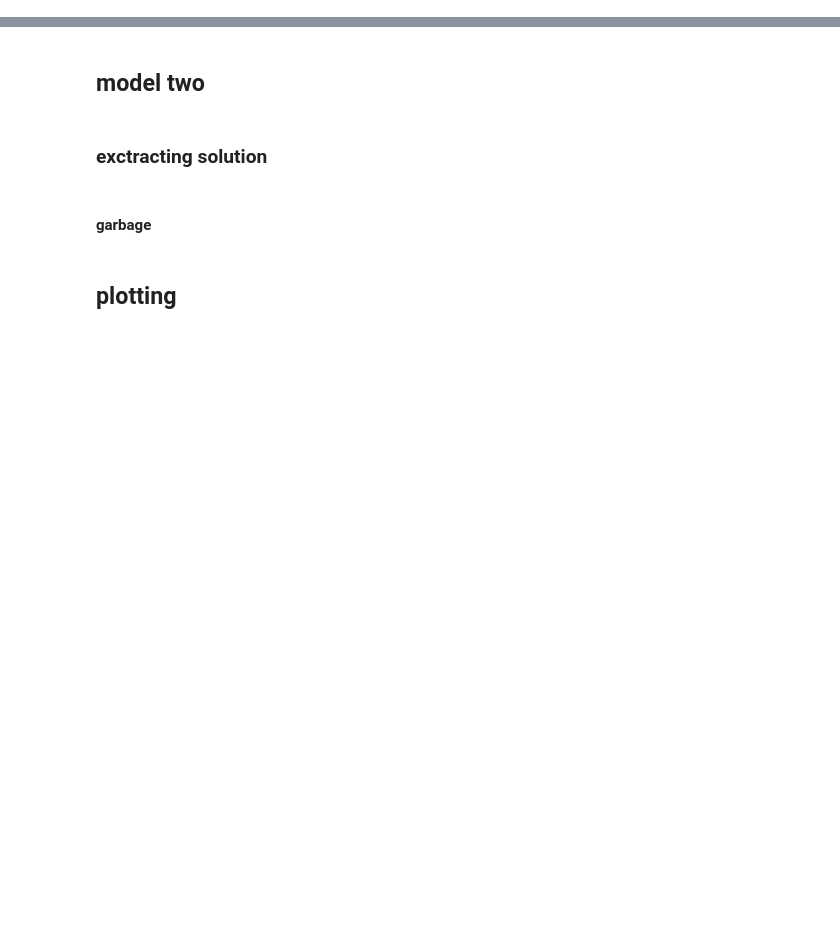
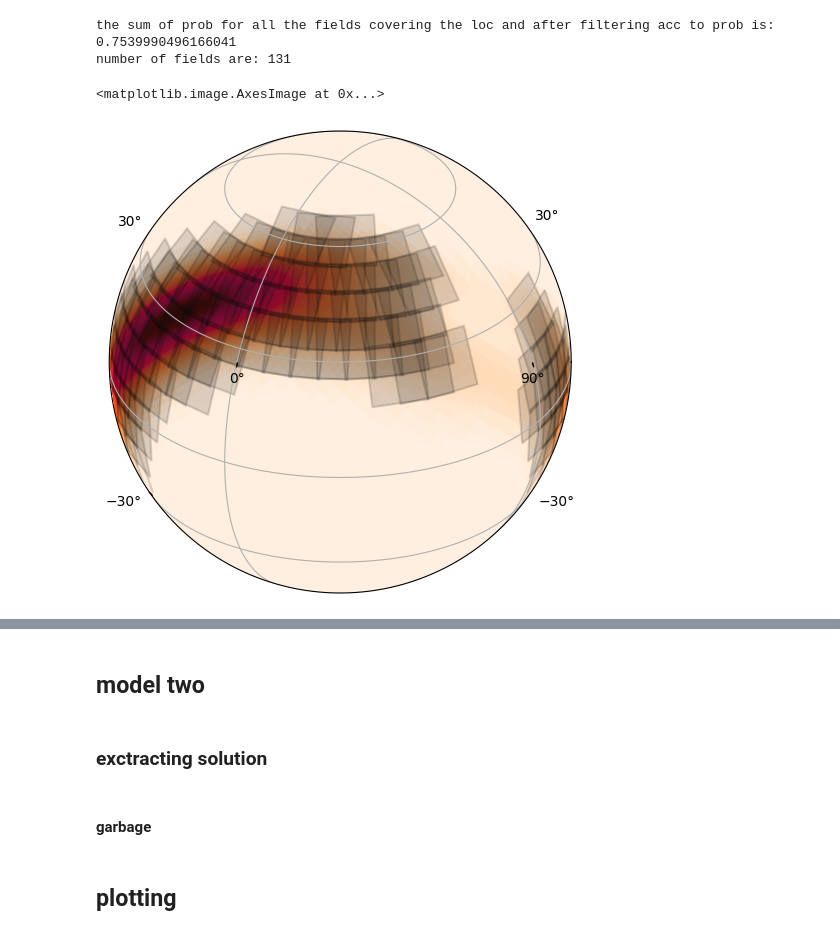
Before and after one commit to Yogesh-wagha/MILP_scheduler, a Jupyter notebook: MILP_scheduler_lexico.ipynb, the cells around one changed output, grey strips where cells are left out. Cells and saved outputs as stored; diff of their text form; code cells hidden in the pictures; blank space fills up the shorter version.

Commit message:
Version with following changes - time window of 12 hours to comapres the covarage with gwemopt, filtering based on the probability contained

```diff
--- a/MILP_scheduler_lexico.ipynb
+++ b/MILP_scheduler_lexico.ipynb
@@ -224,14 +194,13 @@ for field, pixels in enumerate(footprints_healpix):
         footprints_healpix_inverse[pixel].append(field)
 
 for i_pixel, i_fields in enumerate(footprints_healpix_inverse):
-     m1.add_constraint(m1.sum(field_vars[i] for i in i_fields) >= pixel_vars[i_pixel])
+    m1.add_constraint(m1.sum(field_vars[i] for i in i_fields) >= pixel_vars[i_pixel])
 
 m1.add_constraint(m1.sum(field_vars) <= k)
 m1.maximize(m1.dot(pixel_vars, prob))
 print(f"number fo fields observed should be less than {k}")
 
 solution = m1.solve(log_output=True)
-
 print("optimization completed")
 total_prob_covered = solution.objective_value
 
@@ -239,10 +208,10 @@ print("Total probability covered:",total_prob_covered)
 
 selected_fields_ID = [i for i, v in enumerate(field_vars) if v.solution_value == 1]
 print(len(selected_fields_ID), "fields selected")
-selected_fields = observable_fields[selected_fields_ID]
+selected_fields_all = observable_fields[selected_fields_ID]
 # print(selected_fields)
 
-separation_matrix = selected_fields['coord'][:,np.newaxis].separation(selected_fields['coord'][np.newaxis,:])
+separation_matrix = selected_fields_all['coord'][:,np.newaxis].separation(selected_fields_all['coord'][np.newaxis,:])
 
 def slew_time(separation):
    return np.where(separation <= (slew_speed**2 / slew_accel),
@@ -254,7 +223,7 @@ slew_times = slew_time(separation_matrix).value
 slew_time_value = slew_times*u.second
 slew_time_day = slew_time_value.to_value(u.day)
 
-footprints_selected = np.moveaxis(get_footprint(selected_fields['coord']).cartesian.xyz.value, 0, -1)
+footprints_selected = np.moveaxis(get_footprint(selected_fields_all['coord']).cartesian.xyz.value, 0, -1)
 footprints_healpix_selected = [
     np.unique(np.concatenate([hp.query_polygon(hpx.nside, v) for v in footprint]))
     for footprint in tqdm(footprints_selected)]
@@ -266,5 +235,7 @@ for field_index in range(len(footprints_healpix_selected)):
     probabilities.append(probability_field)
 print("worked for",len(probabilities),"fields")
 
-selected_fields['probabilities'] = probabilities
+selected_fields_all['probabilities'] = probabilities
+print("number of fields are:", len(selected_fields_all))
+# print("the sum of prob for all the fields covering the loc is:", np.sum(selected_fields_all["probabilities"]))
 # %% [output]
@@ -1009,0 +261,9 @@ a
+# %%
+mask = selected_fields_all["probabilities"]>1e-3
+selected_fields = selected_fields_all[mask]
+# selected_fields = selected_fields_all
+print("the sum of prob for all the fields covering the loc and after filtering acc to prob is:", np.sum(selected_fields["probabilities"]))
+print("number of fields are:", len(selected_fields))
+# %% [output]
+the sum of prob for all the fields covering the loc and after filtering acc to prob is: 0.7539990496166041
+number of fields are: 131
@@ -1010,25 +275,30 @@ a
 # %%
-plt.figure(figsize=(10, 8))
+plt.figure(figsize=(6, 6), dpi = 100)
 #off-center case
 # ax = plt.axes(projection='astro mollweide', center='0h 60d')
-ax = plt.axes(projection='astro mollweide', center='0h 0d')
+ax = plt.axes(projection='geo globe', center='2h 30d')
 
 for row in selected_fields:
     coords = SkyCoord(
         [ew_total, -ew_total, -ew_total, ew_total],
         [ns_total, ns_total, -ns_total, -ns_total],
         frame=row['coord'].skyoffset_frame()
     ).icrs
     ax.add_patch(plt.Polygon(
-        np.column_stack((coords.ra.deg, coords.dec.deg)),
-        alpha=0.5,
-        facecolor='lightgray',
-        edgecolor='black',
-        transform=ax.get_transform('world')
-    ))
+    np.column_stack((coords.ra.deg, coords.dec.deg)),
+    facecolor=(0.1, 0.1, 0.1),  # Light gray fill
+    edgecolor='black',      # Dark black edge
+    linewidth=1.5,          # Increase edge thickness for contrast
+    alpha=0.15,              # Apply transparency to facecolor only
+    transform=ax.get_transform('world')
+))
+
 # plot_filename = os.path.basename(skymap_file)
 plot_filename = 'S240910ci'
 ax.grid()
 ax.imshow_hpx(prob, cmap='cylon')
-plt.text(0.05, 0.95, f'Total Probability Covered: {total_prob_covered:.2f}', transform=ax.transAxes,
-        fontsize=12, verticalalignment='top', bbox=dict(boxstyle='round', facecolor='white', alpha=0.5))
+# plt.text(0.05, 0.95, f'Total Probability Covered: {total_prob_covered:.2f}', transform=ax.transAxes,
+#         fontsize=12, verticalalignment='top', bbox=dict(boxstyle='round', facecolor='white', alpha=0.5))
+# %% [output]
+<matplotlib.image.AxesImage at 0x...>
+[figure, added]
```
Also changed, not shown: parts of 40 cells of this notebook.
